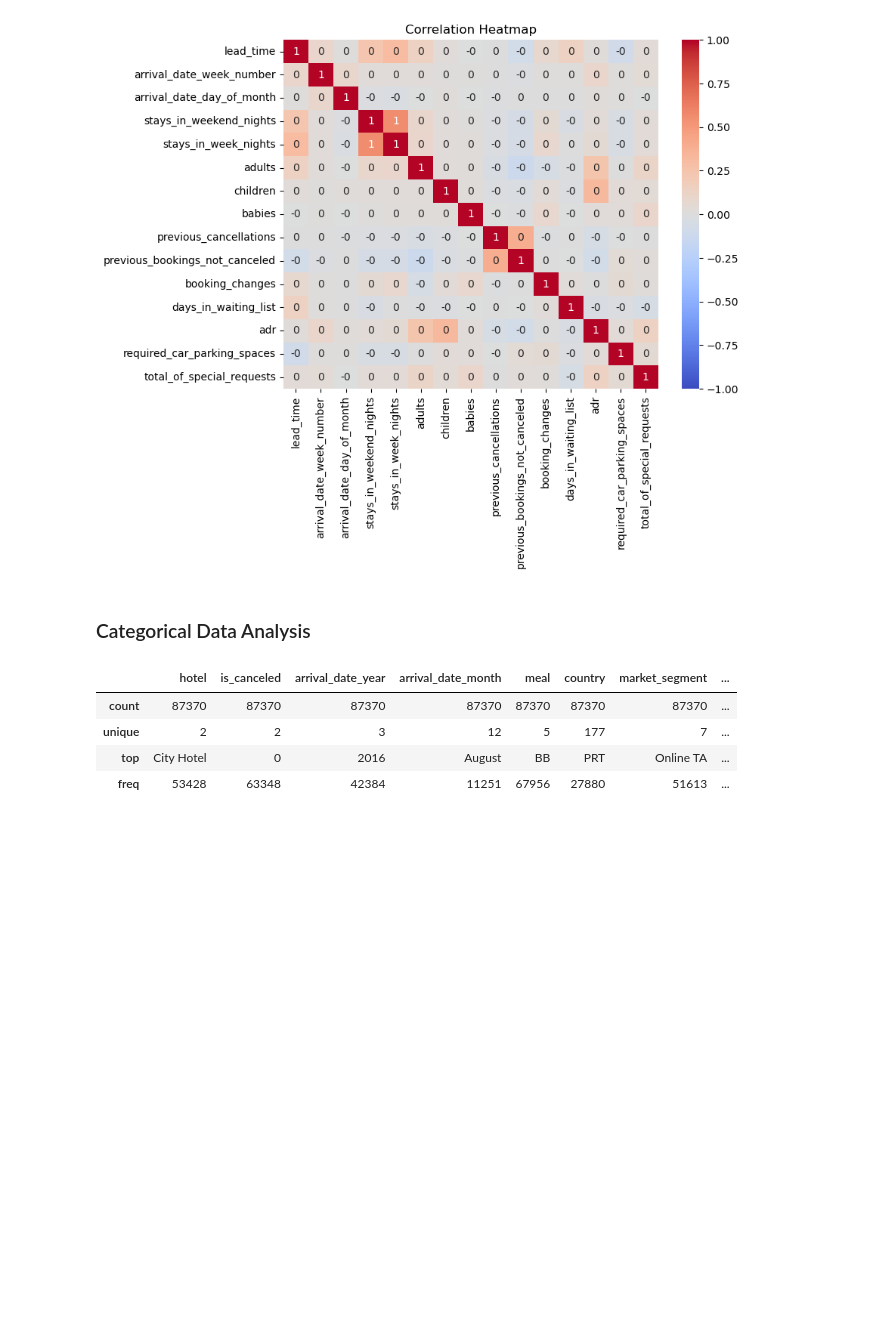
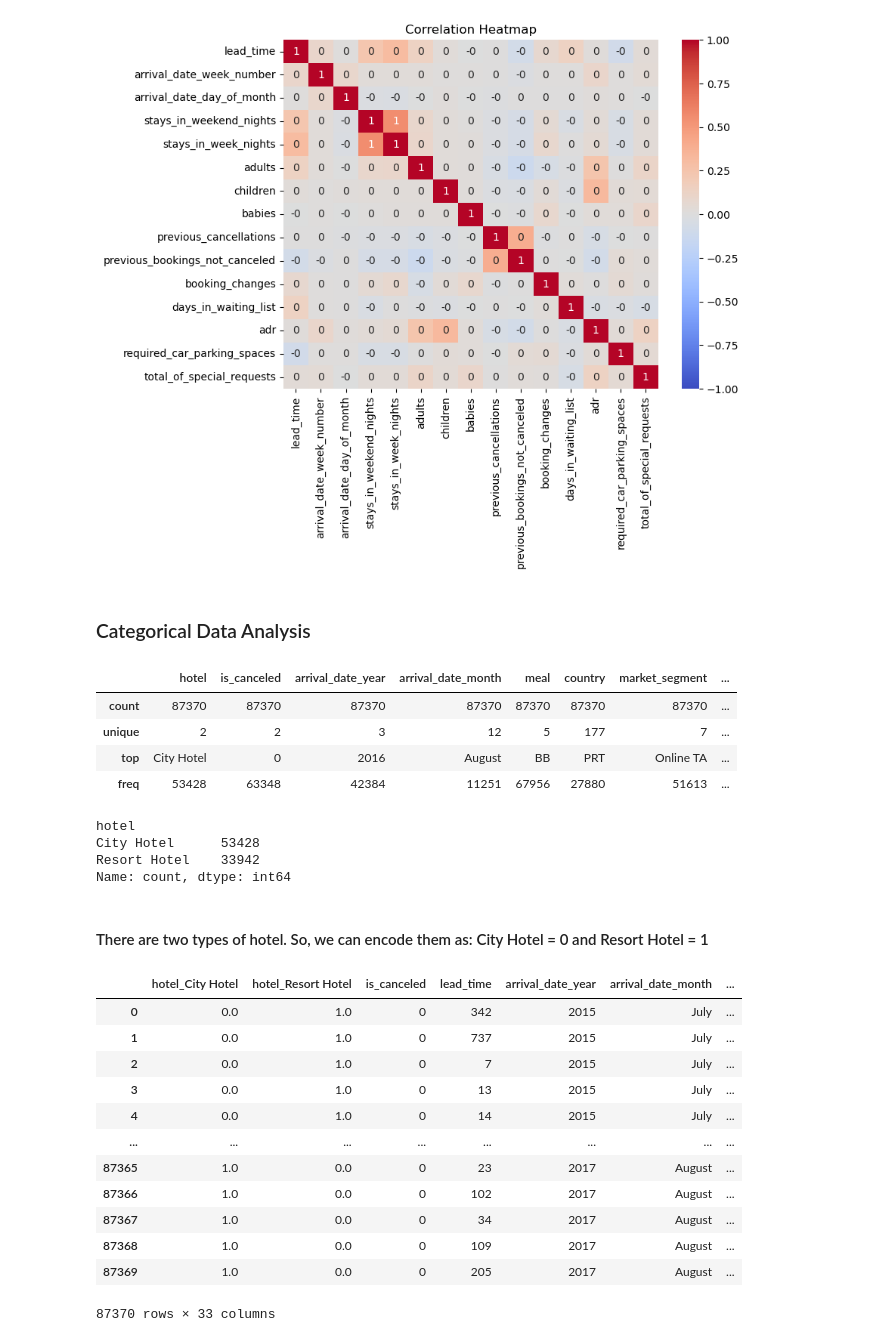
Before and after one commit to adars124/ML-practice, a Jupyter notebook: EDA-Assignment.ipynb, the cells around one changed output. Cells and saved outputs as stored; diff of their text form; code cells hidden in the pictures; blank space fills up the shorter version.

```diff
--- a/EDA-Assignment.ipynb
+++ b/EDA-Assignment.ipynb
@@ -455,2 +455,37 @@ from sklearn.preprocessing import LabelEncoder, OneHotEncoder
 # %%
-le = LabelEncoder()
+label_encoder = LabelEncoder()
+one_hot_encoder = OneHotEncoder()
+# %%
+data_clean['hotel'].value_counts()
+# %% [output]
+hotel
+City Hotel      53428
+Resort Hotel    33942
+Name: count, dtype: int64
+# %% [markdown]
+#### There are two types of hotel. So, we can encode them as: City Hotel = 0 and Resort Hotel = 1
+# %%
+hotel_enc = one_hot_encoder.fit_transform(data_clean[['hotel']]).toarray()
+enc_df = pd.DataFrame(hotel_enc, columns=one_hot_encoder.get_feature_names_out(['hotel']))
+
+# Concatenate the encoded dataset with the origin one
+joined_df = pd.concat([enc_df, data_clean.reset_index(drop=True)], axis=1)
+# %%
+# Drop the hotel column from the dataset
+joined_df = joined_df.drop('hotel', axis=1)
+# %%
+joined_df
+# %% [output]
+|  | hotel_City Hotel | hotel_Resort Hotel | is_canceled | lead_time | arrival_date_year | arrival_date_month | ... |
+| 0 | 0.0 | 1.0 | 0 | 342 | 2015 | July | ... |
+| 1 | 0.0 | 1.0 | 0 | 737 | 2015 | July | ... |
+| 2 | 0.0 | 1.0 | 0 | 7 | 2015 | July | ... |
+| 3 | 0.0 | 1.0 | 0 | 13 | 2015 | July | ... |
+| 4 | 0.0 | 1.0 | 0 | 14 | 2015 | July | ... |
+| ... | ... | ... | ... | ... | ... | ... | ... |
+| 87365 | 1.0 | 0.0 | 0 | 23 | 2017 | August | ... |
+| 87366 | 1.0 | 0.0 | 0 | 102 | 2017 | August | ... |
+| 87367 | 1.0 | 0.0 | 0 | 34 | 2017 | August | ... |
+| 87368 | 1.0 | 0.0 | 0 | 109 | 2017 | August | ... |
+| 87369 | 1.0 | 0.0 | 0 | 205 | 2017 | August | ... |
+87370 rows × 33 columns
```
Also changed, not shown: parts of 20 cells of this notebook.
